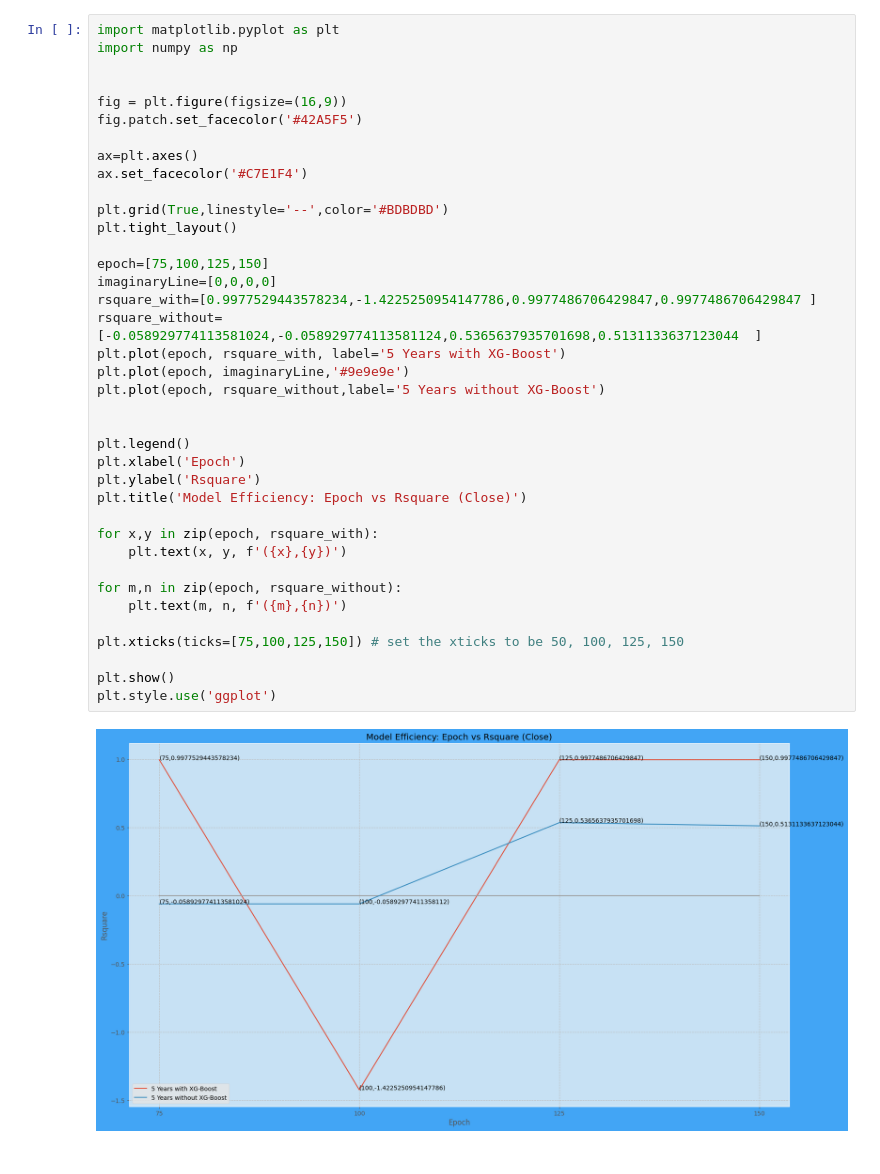
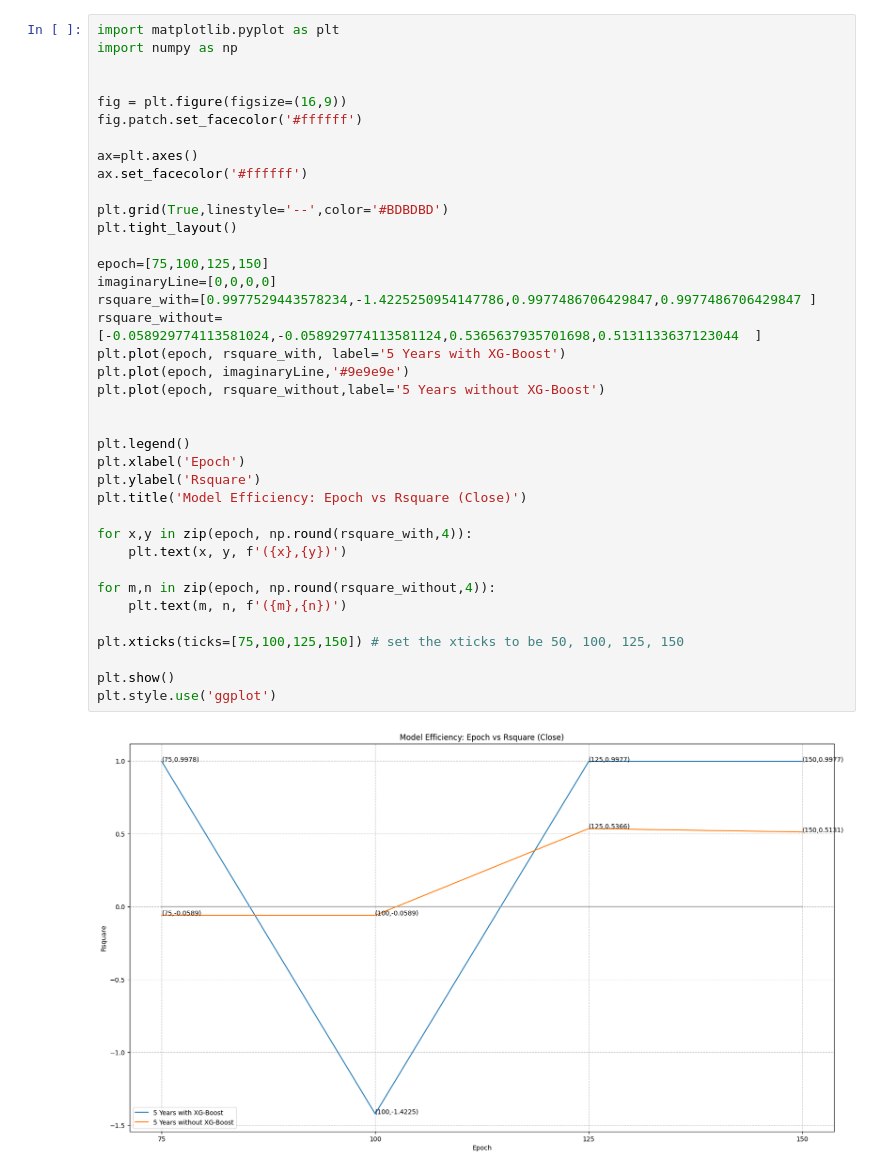
Before and after one commit to gamecoder08/Stock-predictor-models, a Jupyter notebook: Model efficiency comparison/Comparison_model_efficiency_close.ipynb, the cells around one changed output. Cells and saved outputs as stored; diff of their text form.

Commit message:
Update: Efficiency comparison graphs adjusted

```diff
--- a/Model efficiency comparison/Comparison_model_efficiency_close.ipynb
+++ b/Model efficiency comparison/Comparison_model_efficiency_close.ipynb
@@ -4,40 +4,40 @@ import numpy as np
 
 
 fig = plt.figure(figsize=(16,9))
-fig.patch.set_facecolor('#42A5F5')
+fig.patch.set_facecolor('#ffffff')
 
 ax=plt.axes()
-ax.set_facecolor('#C7E1F4')
+ax.set_facecolor('#ffffff')
 
 plt.grid(True,linestyle='--',color='#BDBDBD')
 plt.tight_layout()
 
 epoch=[75,100,125,150]
 imaginaryLine=[0,0,0,0]
 rsquare_with=[0.9977529443578234,-1.4225250954147786,0.9977486706429847,0.9977486706429847 ]
 rsquare_without=[-0.058929774113581024,-0.058929774113581124,0.5365637935701698,0.5131133637123044  ]
 plt.plot(epoch, rsquare_with, label='5 Years with XG-Boost')
 plt.plot(epoch, imaginaryLine,'#9e9e9e')
 plt.plot(epoch, rsquare_without,label='5 Years without XG-Boost')
 
 
 plt.legend()
 plt.xlabel('Epoch')
 plt.ylabel('Rsquare')
 plt.title('Model Efficiency: Epoch vs Rsquare (Close)')
 
-for x,y in zip(epoch, rsquare_with):
+for x,y in zip(epoch, np.round(rsquare_with,4)):
     plt.text(x, y, f'({x},{y})')
 
-for m,n in zip(epoch, rsquare_without):
+for m,n in zip(epoch, np.round(rsquare_without,4)):
     plt.text(m, n, f'({m},{n})')
 
 plt.xticks(ticks=[75,100,125,150]) # set the xticks to be 50, 100, 125, 150
 
 plt.show()
 plt.style.use('ggplot')
 # %% [output]
-[figure, old version]
+[figure, new version]
 # %%
 import matplotlib.pyplot as plt
 import numpy as np
```
Also changed, not shown: parts of 2 cells of this notebook, 1 other file.
